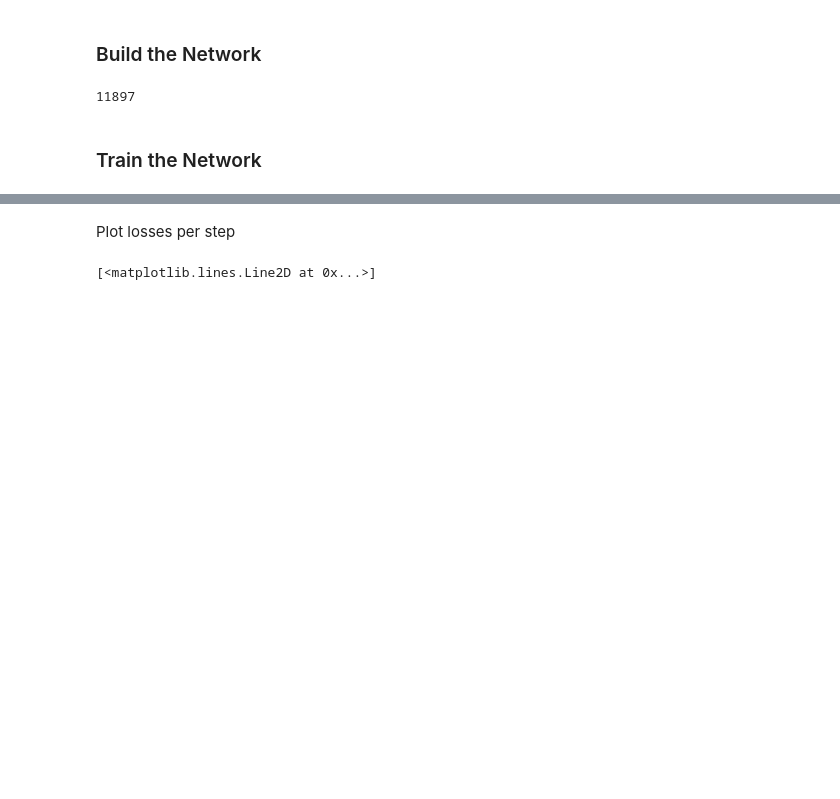
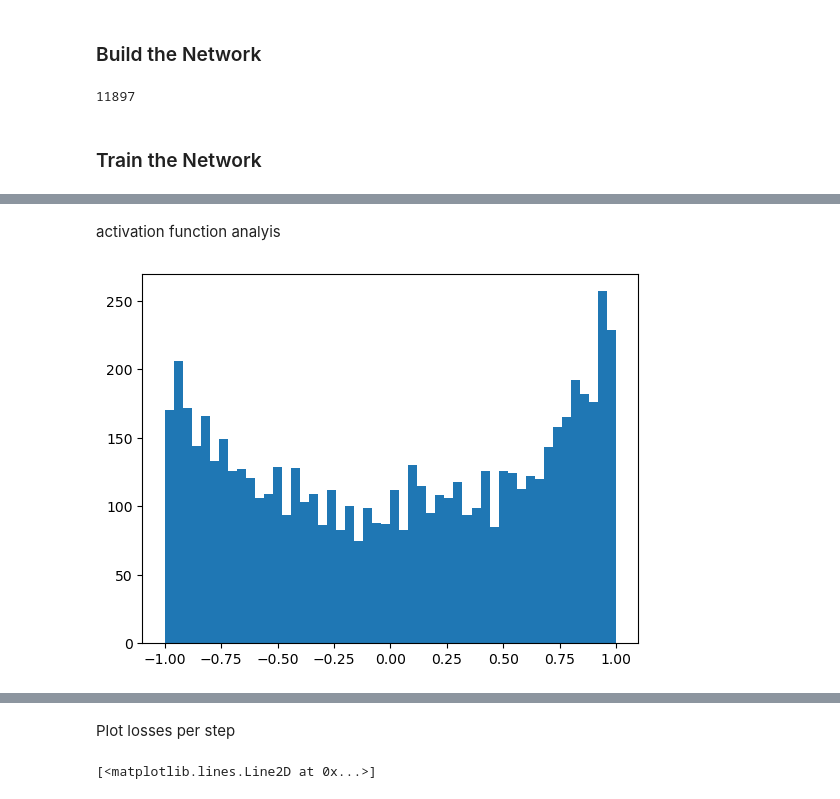
Before and after one commit to priyamore/language-modeling, a Jupyter notebook: mlp_lang_model.ipynb, the cells around one changed output, grey strips where cells are left out. Drawn from its saved outputs; the diff is of its cells as text; code cells hidden in the pictures; blank space fills up the shorter version.

```diff
--- a/mlp_lang_model.ipynb
+++ b/mlp_lang_model.ipynb
@@ -207,0 +201,6 @@ for step in range(max_steps):
+# %% [markdown]
+activation function analyis
+# %%
+plt.hist(h.view(-1).tolist(), bins=50);
+# %% [output]
+[figure, added]
```
Also changed, not shown: parts of 6 cells of this notebook.
